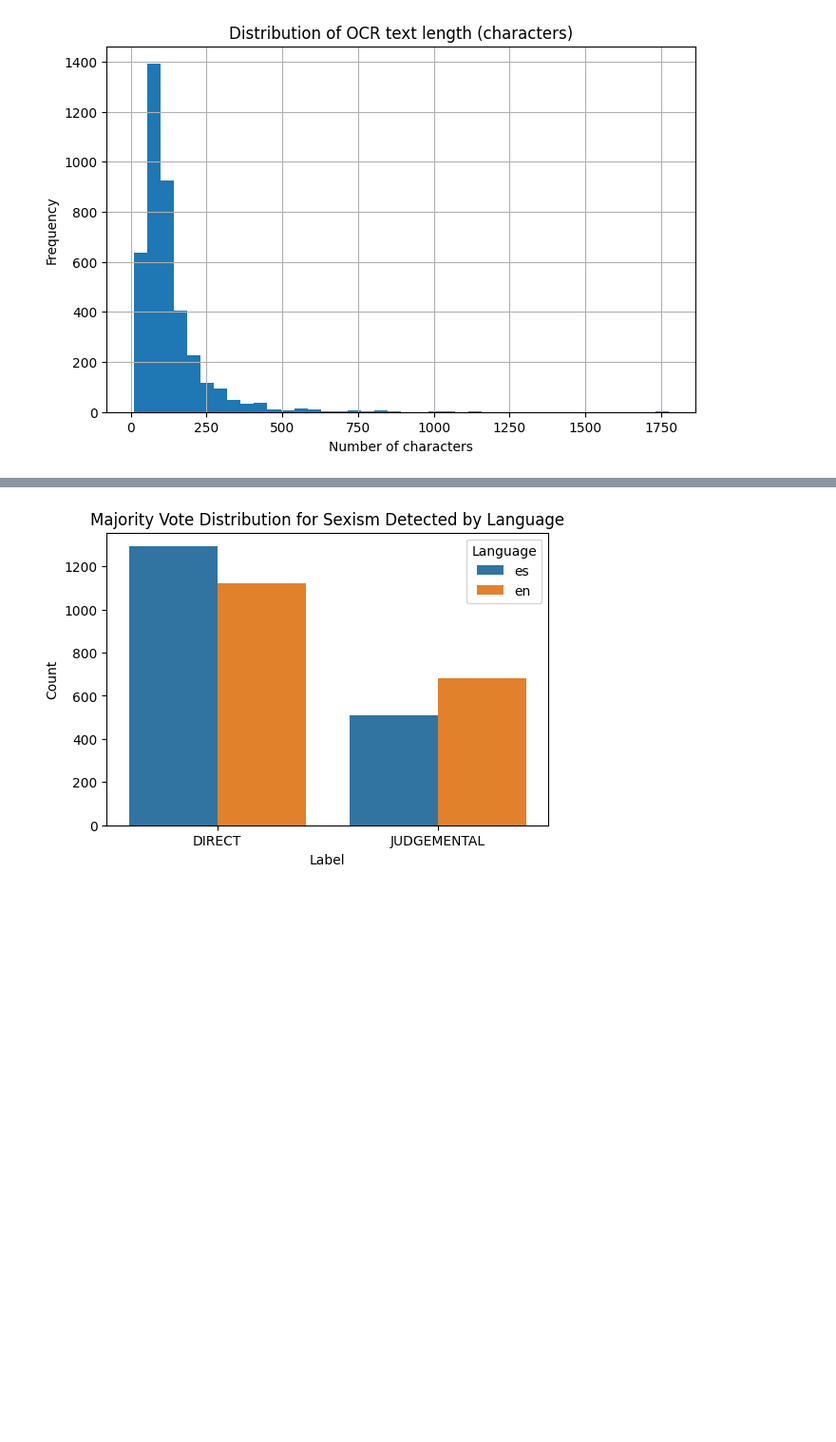
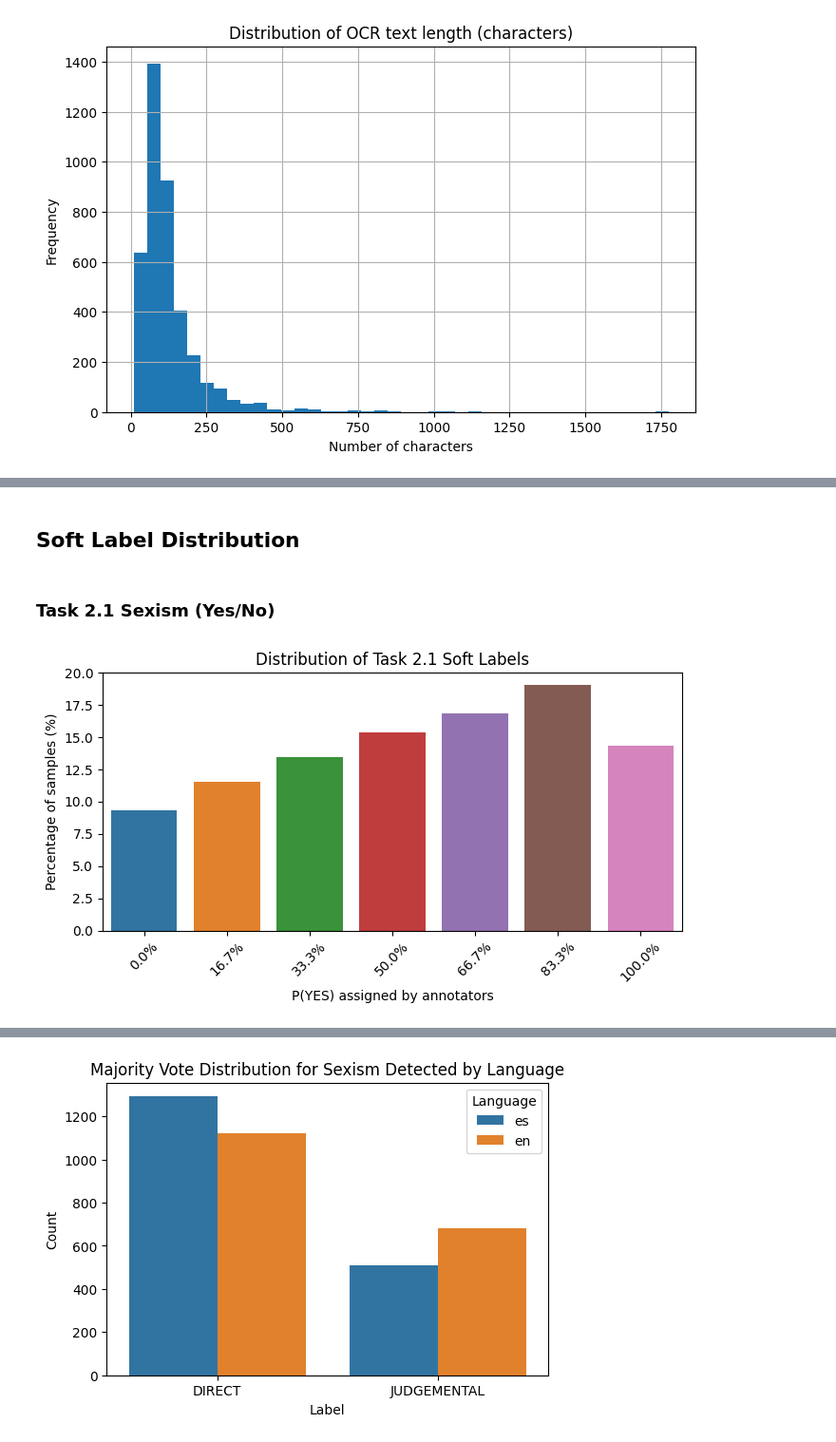
Before and after one commit to DBlassio/multimodal-exist, a Jupyter notebook: notebooks/00_EDA.ipynb, the cells around one changed output, grey strips where cells are left out. Shown at 95% size. Saved outputs shown, nothing was run; the diff lists cells and outputs as text; code cells hidden in the pictures; blank space fills up the shorter version.

```diff
--- a/notebooks/00_EDA.ipynb
+++ b/notebooks/00_EDA.ipynb
@@ -188,0 +164,21 @@ plt.show()
+# %% [markdown]
+## Soft Label Distribution
+# %% [markdown]
+### Task 2.1 Sexism (Yes/No)
+# %%
+# Distribution of task21_soft values
+soft_dist = df["task21_soft"].value_counts(dropna=False).sort_index().reset_index()
+soft_dist.columns = ["task21_soft", "count"]
+soft_dist["percentage"] = soft_dist["count"] / len(df) * 100
+
+plt.figure(figsize=(7, 4))
+ax = sns.barplot(data=soft_dist, x="task21_soft", y="percentage")
+ax.set_xticklabels([f"{x*100:.1f}%" for x in soft_dist["task21_soft"]])
+ax.set_title("Distribution of Task 2.1 Soft Labels")
+ax.set_xlabel("P(YES) assigned by annotators")
+ax.set_ylabel("Percentage of samples (%)")
+plt.xticks(rotation=45)
+plt.tight_layout()
+plt.show()
+# %% [output]
+[figure, added]
```
Also changed, not shown: parts of 20 cells of this notebook.
